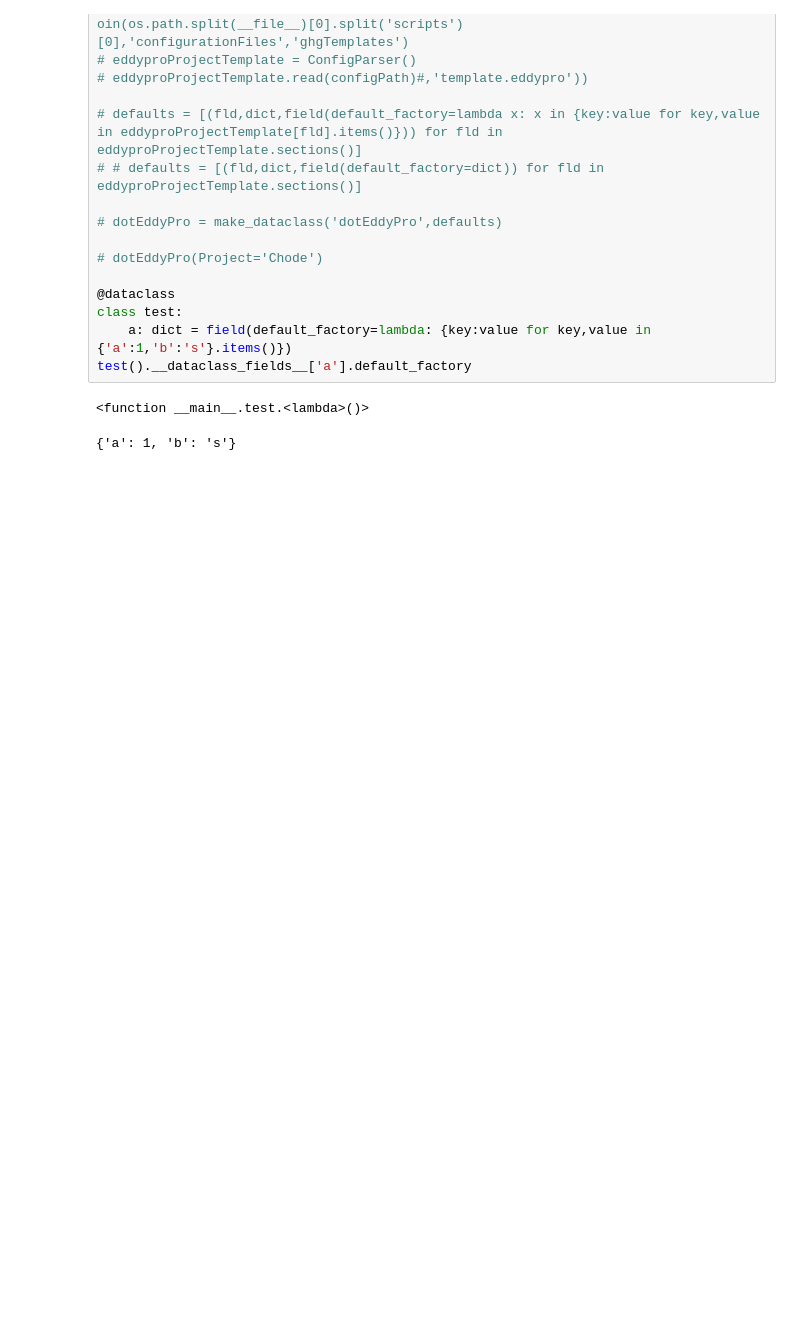
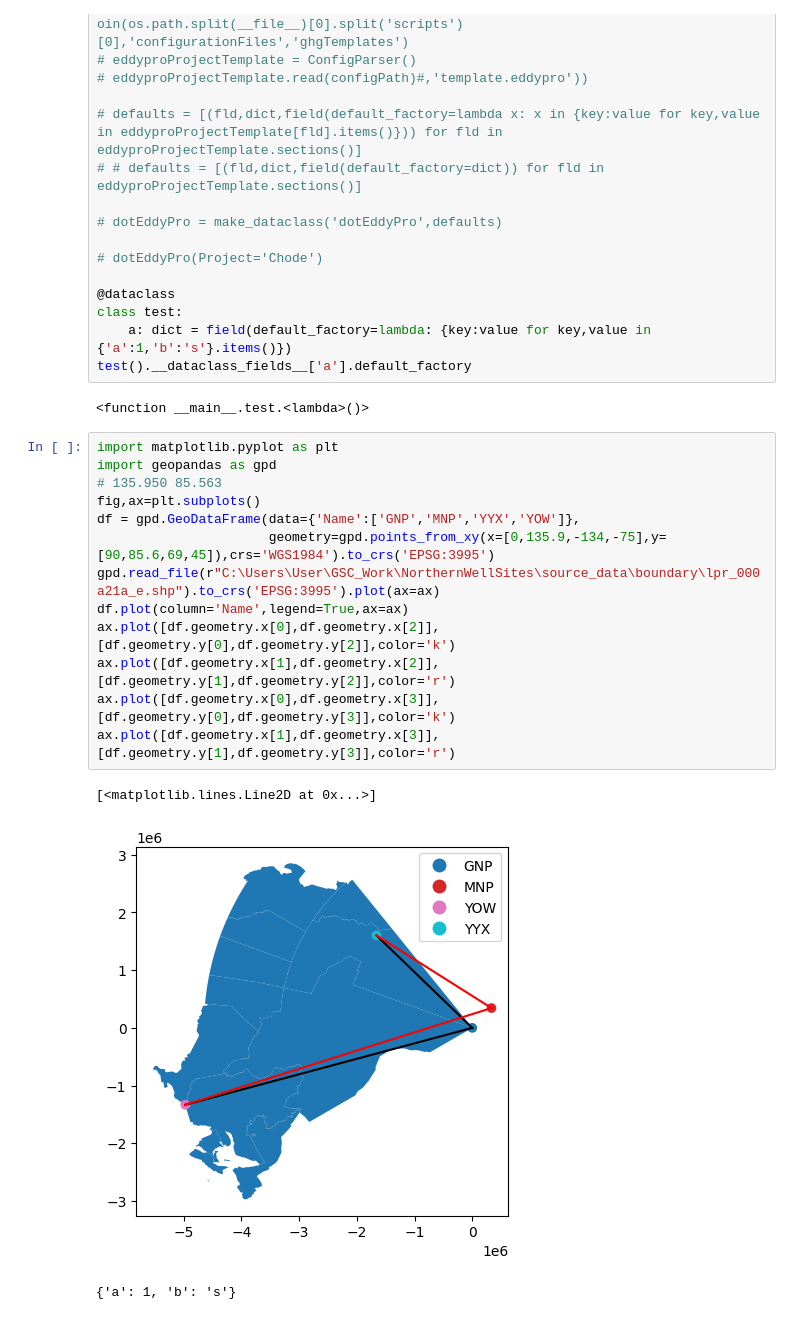
Before and after one commit to CANFLUX/pyFluxPipeline, a Jupyter notebook: .hidden/test.ipynb, the cells around one changed output. Saved outputs shown, nothing was run; the diff lists cells and outputs as text; blank space fills up the shorter version.

```diff
--- a/test.ipynb
+++ b/.hidden/test.ipynb
@@ -19,6 +19,22 @@ class test:
 test().__dataclass_fields__['a'].default_factory
 # %% [output]
 <function __main__.test.<lambda>()>
+# %%
+import matplotlib.pyplot as plt
+import geopandas as gpd
+# 135.950 85.563
+fig,ax=plt.subplots()
+df = gpd.GeoDataFrame(data={'Name':['GNP','MNP','YYX','YOW']},
+                      geometry=gpd.points_from_xy(x=[0,135.9,-134,-75],y=[90,85.6,69,45]),crs='WGS1984').to_crs('EPSG:3995')
+gpd.read_file(r"C:\Users\User\GSC_Work\NorthernWellSites\source_data\boundary\lpr_000a21a_e.shp").to_crs('EPSG:3995').plot(ax=ax)
+df.plot(column='Name',legend=True,ax=ax)
+ax.plot([df.geometry.x[0],df.geometry.x[2]],[df.geometry.y[0],df.geometry.y[2]],color='k')
+ax.plot([df.geometry.x[1],df.geometry.x[2]],[df.geometry.y[1],df.geometry.y[2]],color='r')
+ax.plot([df.geometry.x[0],df.geometry.x[3]],[df.geometry.y[0],df.geometry.y[3]],color='k')
+ax.plot([df.geometry.x[1],df.geometry.x[3]],[df.geometry.y[1],df.geometry.y[3]],color='r')
+# %% [output]
+[<matplotlib.lines.Line2D at 0x...>]
+[figure, added]
 # %%
 # %% [output]
 {'a': 1, 'b': 's'}
```
Also changed, not shown: 47 other files.
